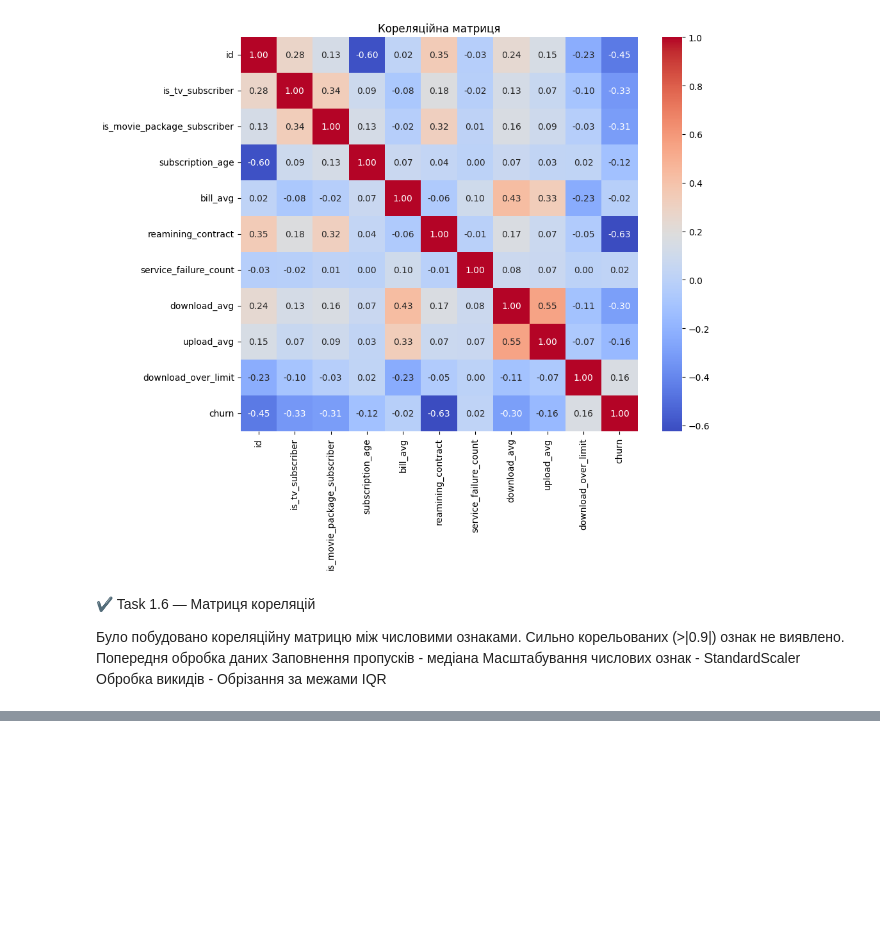
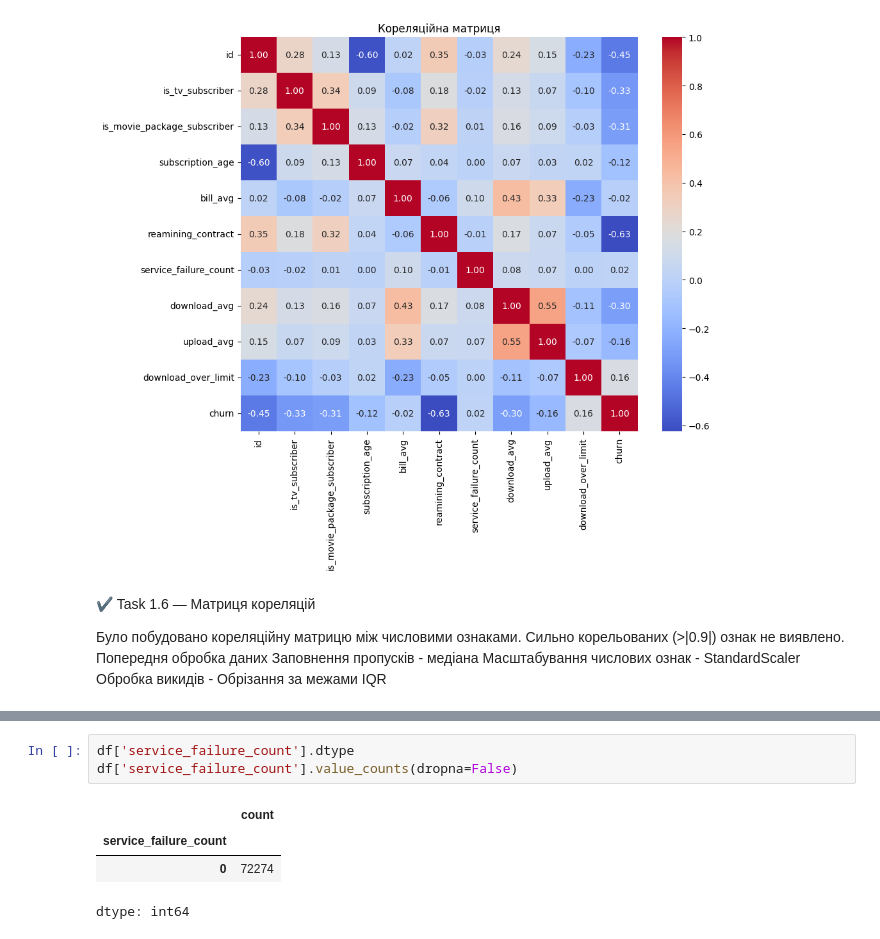
Before and after one commit to SHEV-4/telecom-churn-prediction, a Jupyter notebook: project_9_eda.ipynb, the cells around one changed output, grey strips where cells are left out. Drawn from its saved outputs; the diff is of its cells as text; blank space fills up the shorter version.

```diff
--- a/project_9_eda.ipynb
+++ b/project_9_eda.ipynb
@@ -235,0 +339,8 @@ plt.show()
+# %%
+df['service_failure_count'].dtype
+df['service_failure_count'].value_counts(dropna=False)
+# %% [output]
+|  | count |
+| service_failure_count |  |
+| 0 | 72274 |
+dtype: int64
```
Also changed, not shown: parts of 9 cells of this notebook.
